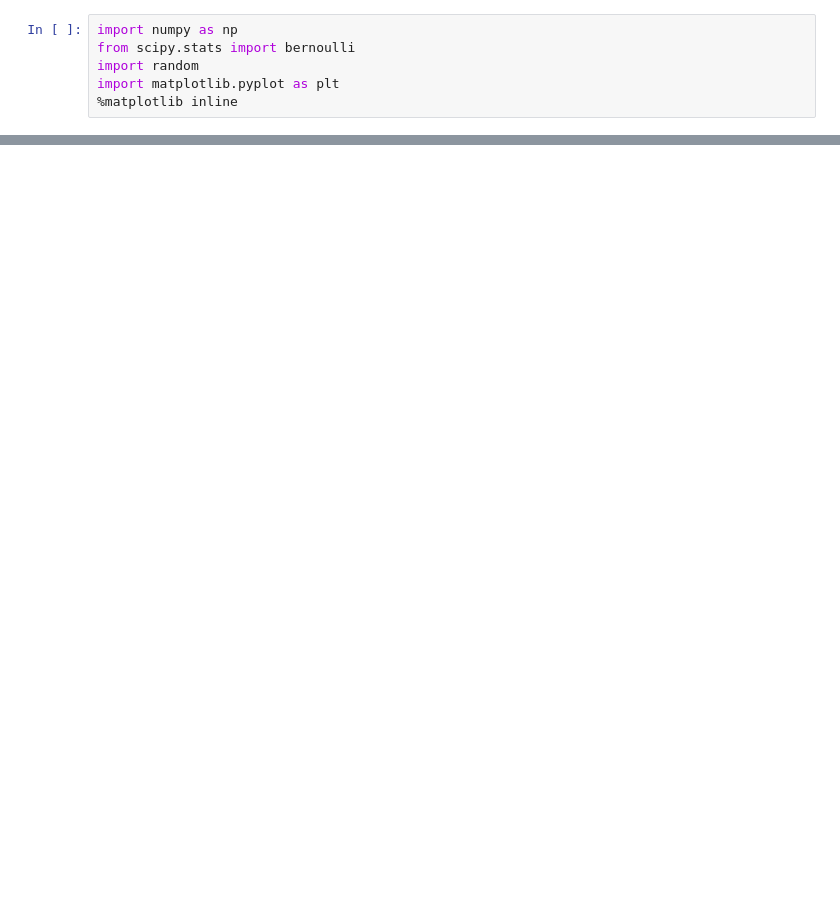
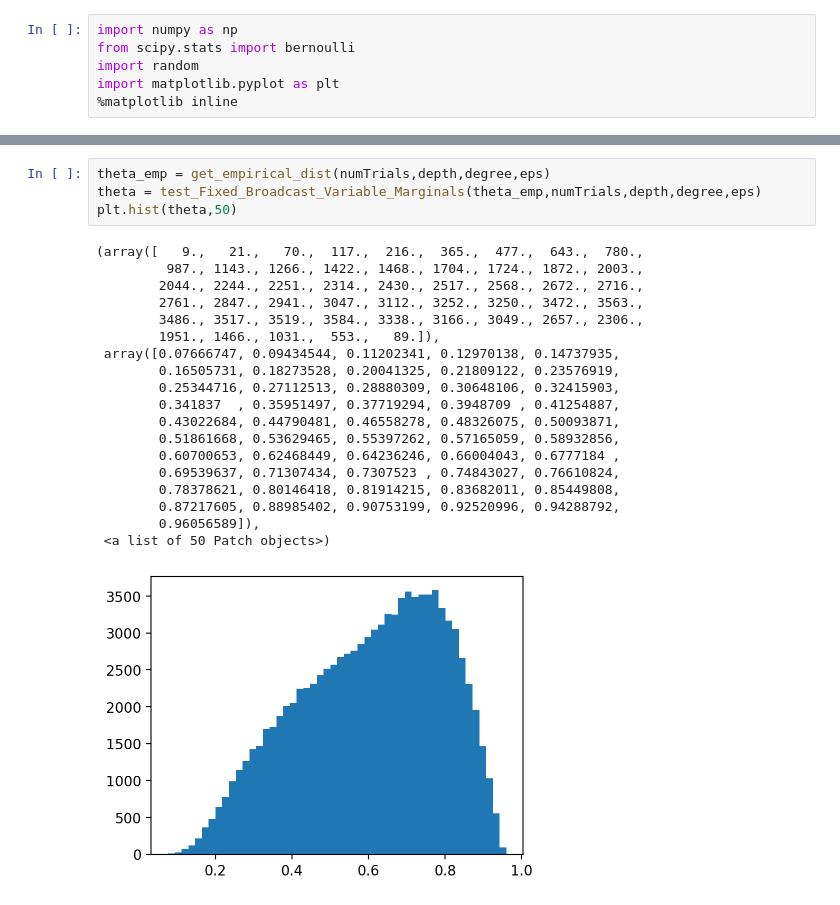
Before and after one commit to samhopkins/posterior-sdp, a Jupyter notebook: hacky-broadcast.ipynb, the cells around one changed output, grey strips where cells are left out. Cells and saved outputs as stored; diff of their text form; blank space fills up the shorter version.

```diff
--- a/hacky-broadcast.ipynb
+++ b/hacky-broadcast.ipynb
@@ -180,0 +233,24 @@ Output Variance with Fixed Marginals: 0.17980127639663343
+# %%
+theta_emp = get_empirical_dist(numTrials,depth,degree,eps)
+theta = test_Fixed_Broadcast_Variable_Marginals(theta_emp,numTrials,depth,degree,eps)
+plt.hist(theta,50)
+# %% [output]
+(array([   9.,   21.,   70.,  117.,  216.,  365.,  477.,  643.,  780.,
+         987., 1143., 1266., 1422., 1468., 1704., 1724., 1872., 2003.,
+        2044., 2244., 2251., 2314., 2430., 2517., 2568., 2672., 2716.,
+        2761., 2847., 2941., 3047., 3112., 3252., 3250., 3472., 3563.,
+        3486., 3517., 3519., 3584., 3338., 3166., 3049., 2657., 2306.,
+        1951., 1466., 1031.,  553.,   89.]),
+ array([0.07666747, 0.09434544, 0.11202341, 0.12970138, 0.14737935,
+        0.16505731, 0.18273528, 0.20041325, 0.21809122, 0.23576919,
+        0.25344716, 0.27112513, 0.28880309, 0.30648106, 0.32415903,
+        0.341837  , 0.35951497, 0.37719294, 0.3948709 , 0.41254887,
+        0.43022684, 0.44790481, 0.46558278, 0.48326075, 0.50093871,
+        0.51861668, 0.53629465, 0.55397262, 0.57165059, 0.58932856,
+        0.60700653, 0.62468449, 0.64236246, 0.66004043, 0.6777184 ,
+        0.69539637, 0.71307434, 0.7307523 , 0.74843027, 0.76610824,
+        0.78378621, 0.80146418, 0.81914215, 0.83682011, 0.85449808,
+        0.87217605, 0.88985402, 0.90753199, 0.92520996, 0.94288792,
+        0.96056589]),
+ <a list of 50 Patch objects>)
+[figure, added]
```
Also changed, not shown: parts of 7 cells of this notebook.
